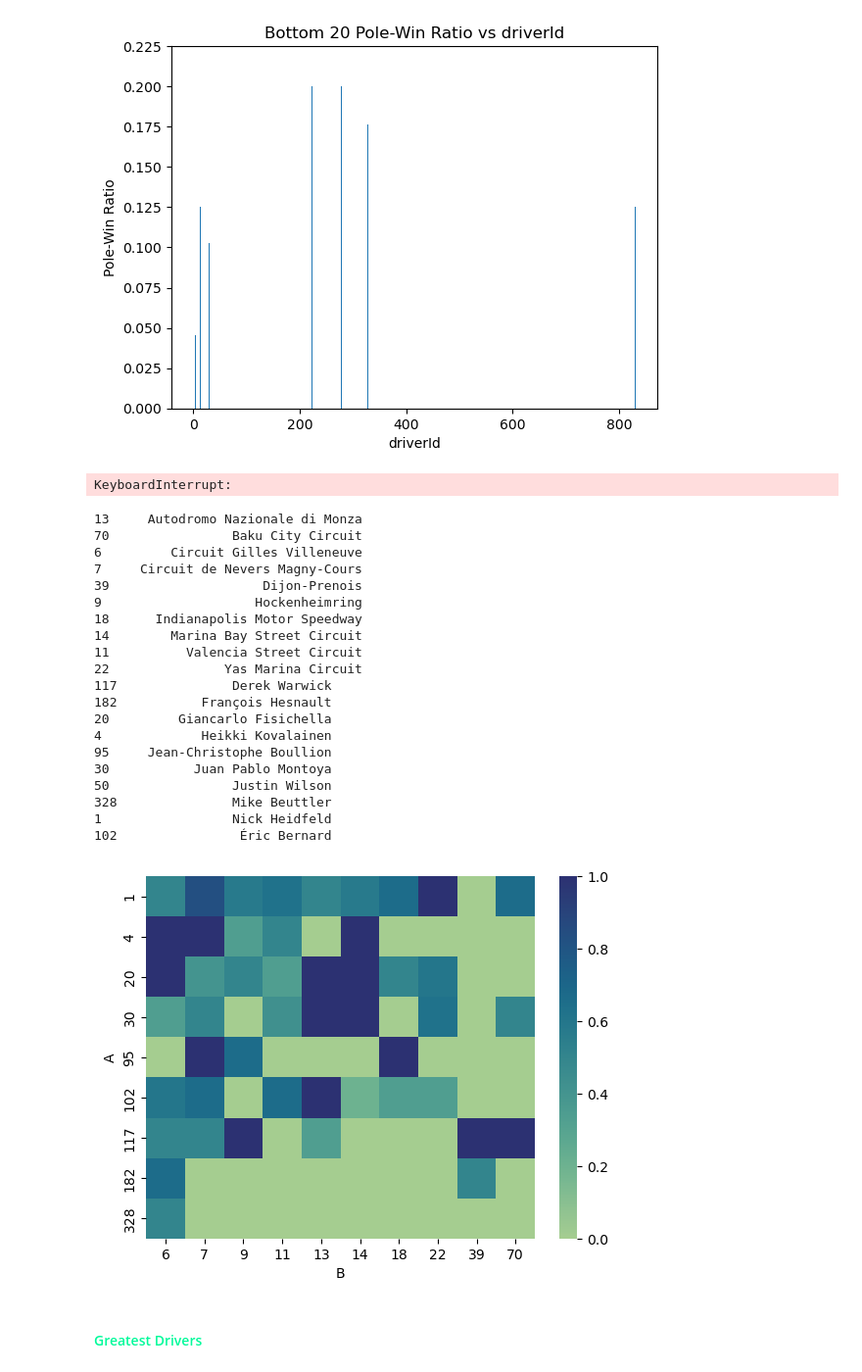
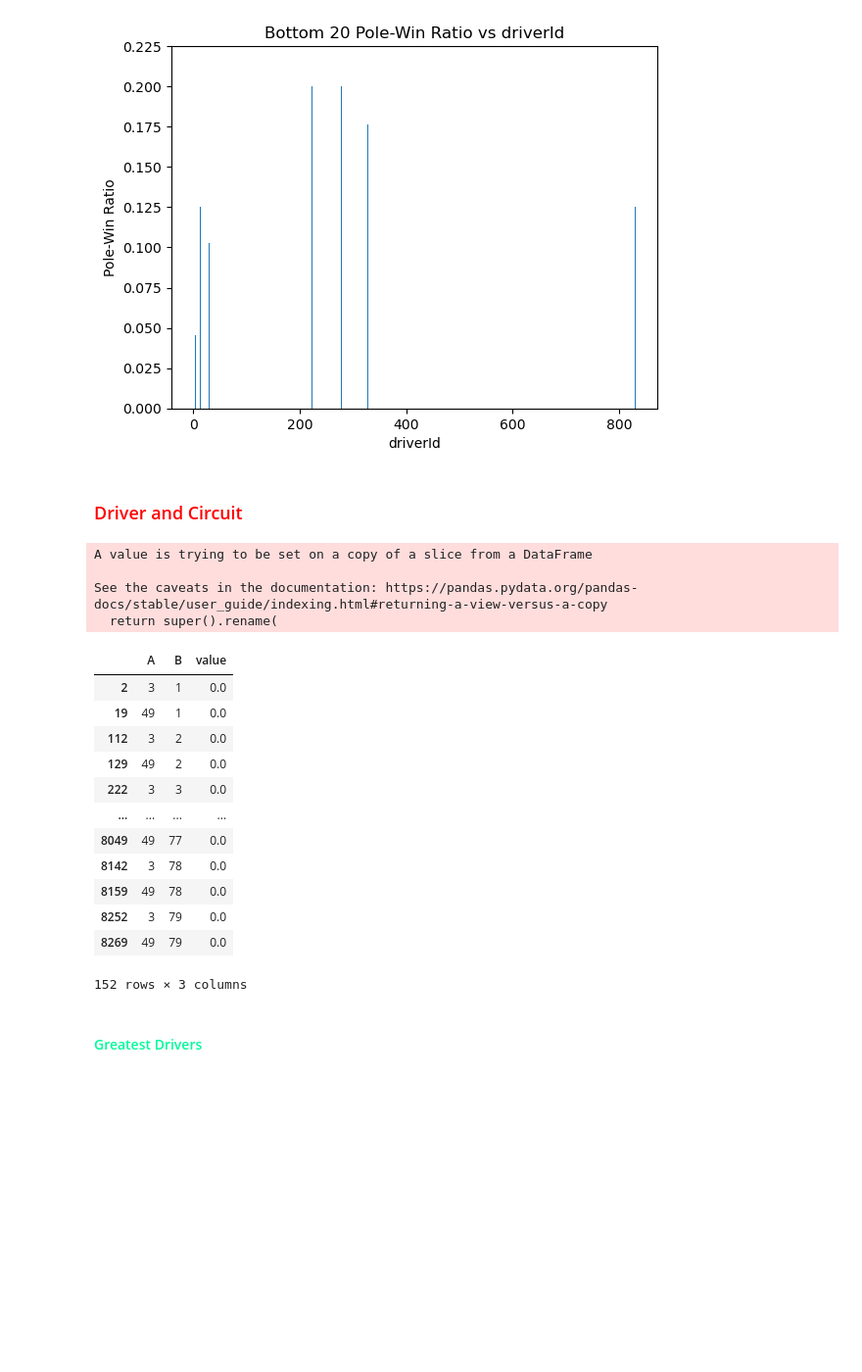
Before and after one commit to PraveenAyush/Formula-1-Analytics, a Jupyter notebook: poletowin.ipynb, the cells around one changed output. Shown at 98% size. Saved outputs shown, nothing was run; the diff lists cells and outputs as text; code cells hidden in the pictures; blank space fills up the shorter version.

```diff
--- a/poletowin.ipynb
+++ b/poletowin.ipynb
@@ -120,54 +120,41 @@ pwrfor('driverId',operator.gt,11)
 [figure]
 [figure]
 [figure]
-# %%
-dc_list = []
-for driverId in pole_results_df['driverId'].values:
-    for circuitId in pole_results_df['circuitId'].values:
-        dc_df = pole_results_df[(pole_results_df['driverId']==driverId) & (pole_results_df['circuitId']==circuitId)]
-        ispole = dc_df.size
-        iswin = dc_df[dc_df['positionOrder']==1].size
-        dc_list.append([driverId,circuitId,iswin/ispole])
-dc_matrix = np.array(dc_list)
-plt.imshow(dc_matrix,cmap='hot',interpolation='nearest')
-# %% [output]
-KeyboardInterrupt:
+# %% [markdown]
+<h3 style="color:red">Driver and Circuit</h3>
 # %%
 drivers_df = pd.read_csv('datasets/cleaned/drivers.csv')
 
 res = pole_circuit_df[['driverId','circuitId','grid','positionOrder']]
 res.rename(columns = {'driverId':"A",'circuitId':'B'},inplace=True)
 res = res.groupby(['A','B']).apply(lambda dc :dc[dc['positionOrder']==1].size/dc.size)
 dc_matrix = res.unstack(level=1).fillna(0)
 dc_matrix['A']= dc_matrix.index
 dc_matrix = dc_matrix.melt(id_vars="A",
         var_name="B",
         value_name="value")
-greatest_drivers = [1,30,20,117,102,4,50,95,328,182]
-gd_df = dc_matrix[dc_matrix['A'].isin( greatest_drivers)]
-greatest_circuits = [14,6,9,13,7,18,11,70,22,39]
-gd_df = gd_df[gd_df['B'].isin(greatest_circuits)]
+greatest_drivers = [0,29,19,116,101,3,49,94,327,181]
+gd_df = dc_matrix[dc_matrix['A'].isin(greatest_drivers)]
+greatest_circuits = [13,5,8,12,6,17,10,69,21,38]
+gd_df = gd_df[gd_df['B']<200]
+gd_df
 # %% [output]
-13     Autodromo Nazionale di Monza
-70                Baku City Circuit
-6         Circuit Gilles Villeneuve
-7     Circuit de Nevers Magny-Cours
-39                    Dijon-Prenois
-9                    Hockenheimring
-18      Indianapolis Motor Speedway
-14        Marina Bay Street Circuit
-11          Valencia Street Circuit
-22               Yas Marina Circuit
-117               Derek Warwick
-182           François Hesnault
-20         Giancarlo Fisichella
-4             Heikki Kovalainen
-95     Jean-Christophe Boullion
-30           Juan Pablo Montoya
-50                Justin Wilson
-328               Mike Beuttler
-1                 Nick Heidfeld
-102                Éric Bernard
+A value is trying to be set on a copy of a slice from a DataFrame
+
+See the caveats in the documentation: https://pandas.pydata.org/pandas-docs/stable/user_guide/indexing.html#returning-a-view-versus-a-copy
+  return super().rename(
-[figure, removed]
+|  | A | B | value |
+| 2 | 3 | 1 | 0.0 |
+| 19 | 49 | 1 | 0.0 |
+| 112 | 3 | 2 | 0.0 |
+| 129 | 49 | 2 | 0.0 |
+| 222 | 3 | 3 | 0.0 |
+| ... | ... | ... | ... |
+| 8049 | 49 | 77 | 0.0 |
+| 8142 | 3 | 78 | 0.0 |
+| 8159 | 49 | 78 | 0.0 |
+| 8252 | 3 | 79 | 0.0 |
+| 8269 | 49 | 79 | 0.0 |
+152 rows × 3 columns
 # %% [markdown]
 <h4 style="color:#00fa9a">Greatest Drivers</h4>
```
Also changed, not shown: parts of 5 cells of this notebook.
